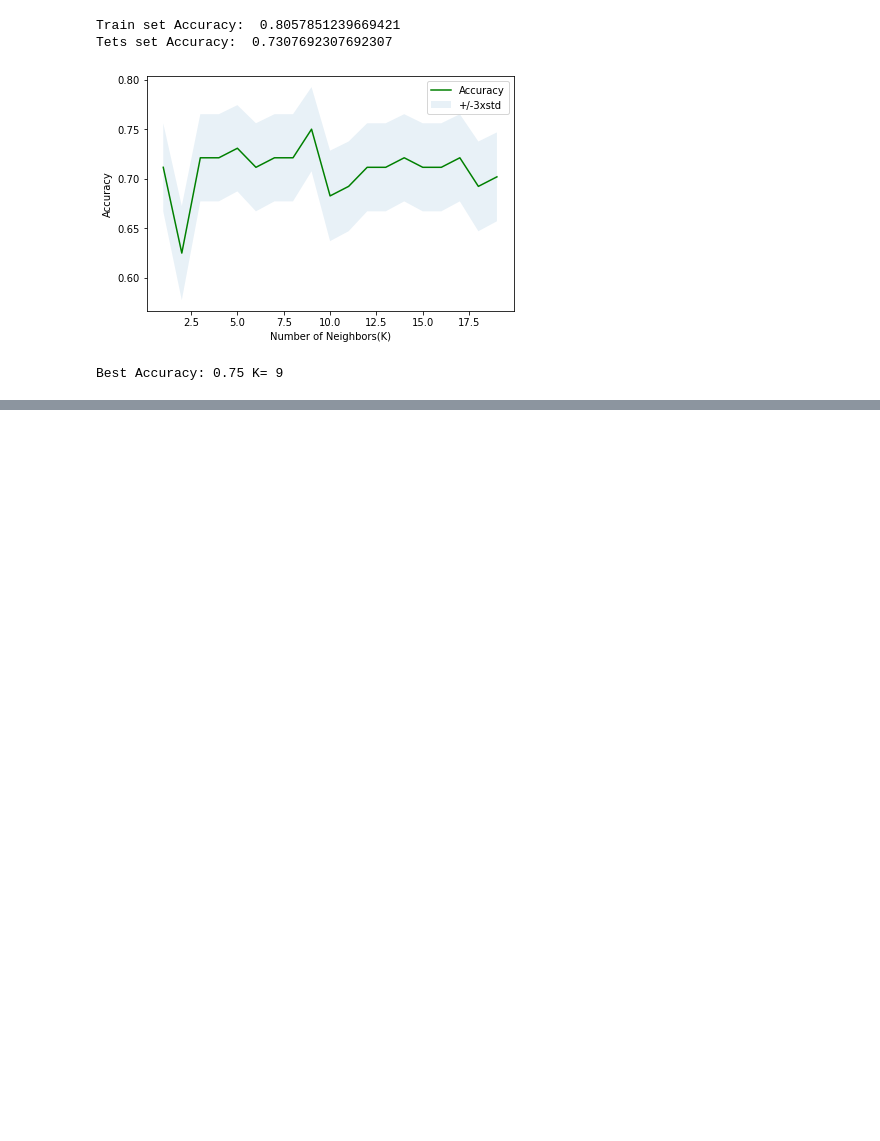
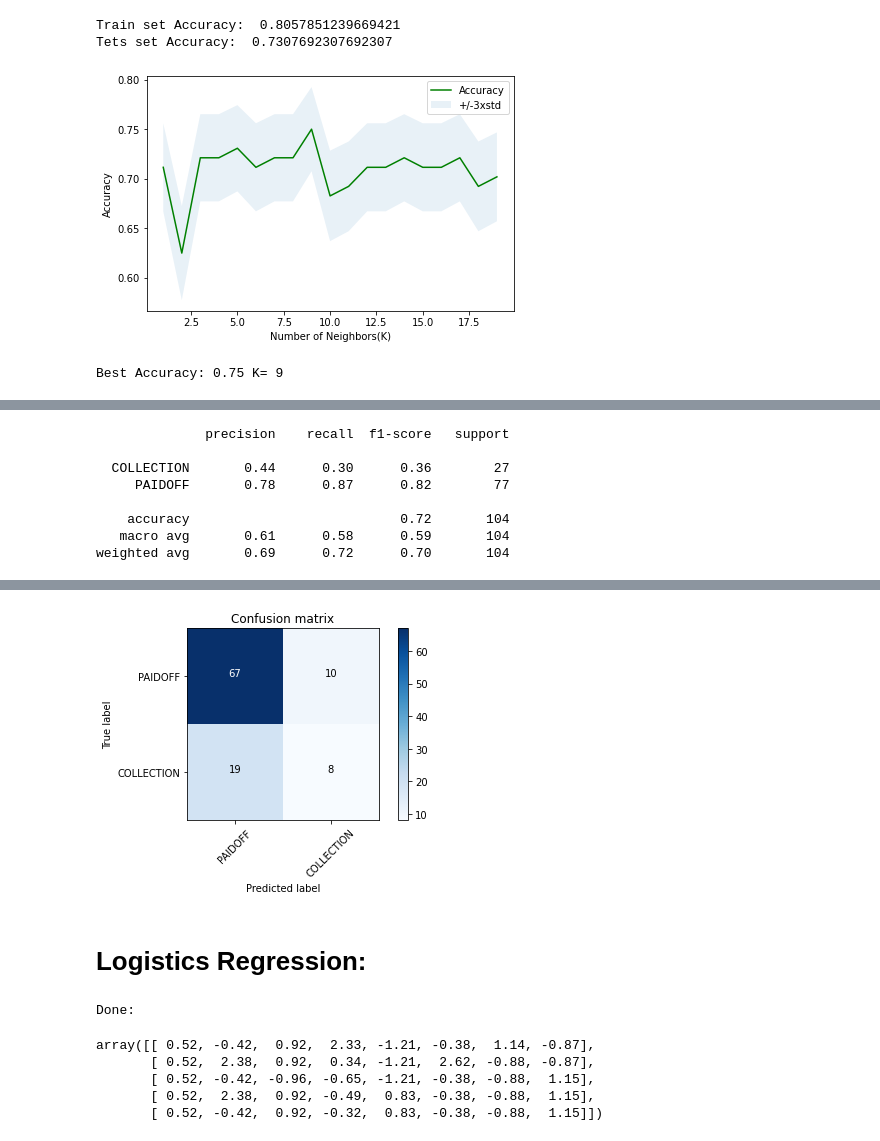
Before and after one commit to Pankaj740/Coursera_Capestone_project_mine, a Jupyter notebook: Coursera_Capestone_project.ipynb, the cells around one changed output, grey strips where cells are left out. Cells and saved outputs as stored; diff of their text form; code cells hidden in the pictures; blank space fills up the shorter version.

```diff
--- a/Coursera_Capestone_project.ipynb
+++ b/Coursera_Capestone_project.ipynb
@@ -340,0 +488,4 @@ Best Accuracy: 0.75 K= 9
+# %%
+from sklearn import svm
+clf = svm.SVC(kernel='rbf')
+clf.fit(X_train, Y_train)
@@ -340,0 +494,3 @@ Best Accuracy: 0.75 K= 9
+# %%
+yhat=clf.predict(X_test)
+yhat[:10]
@@ -340,0 +511,48 @@ Best Accuracy: 0.75 K= 9
+# %%
+def plot_confusion_matrix(cm, classes,
+                          normalize=False,
+                          title='Confusion matrix',
+                          cmap=plt.cm.Blues):
+
+    if normalize:
+        cm = cm.astype('float') / cm.sum(axis=1)[:, np.newaxis]
+
+    plt.imshow(cm, interpolation='nearest', cmap=cmap)
+    plt.title(title)
+    plt.colorbar()
+    tick_marks = np.arange(len(classes))
+    plt.xticks(tick_marks, classes, rotation=45)
+    plt.yticks(tick_marks, classes)
+
+    fmt = '.2f' if normalize else 'd'
+    thresh = cm.max() / 2.
+    for i, j in itertools.product(range(cm.shape[0]), range(cm.shape[1])):
+        plt.text(j, i, format(cm[i, j], fmt),
+                 horizontalalignment="center",
+                 color="white" if cm[i, j] > thresh else "black")
+
+    plt.tight_layout()
+    plt.ylabel('True label')
+    plt.xlabel('Predicted label')
+cnf_matrix = confusion_matrix(Y_test, yhat, labels=['PAIDOFF','COLLECTION'])
+np.set_printoptions(precision=2)
+
+print (classification_report(Y_test, yhat))
+
+plt.figure()
+plot_confusion_matrix(cnf_matrix, classes=['PAIDOFF','COLLECTION'],normalize= False,  title='Confusion matrix')
+
+from sklearn.metrics import f1_score
+f1_score(Y_test, yhat, average='weighted')
+
+from sklearn.metrics import jaccard_similarity_score
+jaccard_similarity_score(Y_test, yhat)
+# %% [output]
+              precision    recall  f1-score   support
+
+  COLLECTION       0.44      0.30      0.36        27
+     PAIDOFF       0.78      0.87      0.82        77
+
+    accuracy                           0.72       104
+   macro avg       0.61      0.58      0.59       104
+weighted avg       0.69      0.72      0.70       104
@@ -340,0 +560,19 @@ Best Accuracy: 0.75 K= 9
+[figure, added]
+# %% [markdown]
+# Logistics Regression:
+# %%
+df = df[['loan_status', 'Principal', 'terms', 'effective_date', 'due_date', 'age', 'education', 'Gender']]
+df['loan_status'] = df['loan_status'].astype('int')
+print('Done:')
+# %% [output]
+Done:
+# %%
+from sklearn import preprocessing
+X=preprocessing.StandardScaler().fit_transform(X)
+X[:5]
+# %% [output]
+array([[ 0.52, -0.42,  0.92,  2.33, -1.21, -0.38,  1.14, -0.87],
+       [ 0.52,  2.38,  0.92,  0.34, -1.21,  2.62, -0.88, -0.87],
+       [ 0.52, -0.42, -0.96, -0.65, -1.21, -0.38, -0.88,  1.15],
+       [ 0.52,  2.38,  0.92, -0.49,  0.83, -0.38, -0.88,  1.15],
+       [ 0.52, -0.42,  0.92, -0.32,  0.83, -0.38, -0.88,  1.15]])
```
Also changed, not shown: parts of 48 cells of this notebook.
